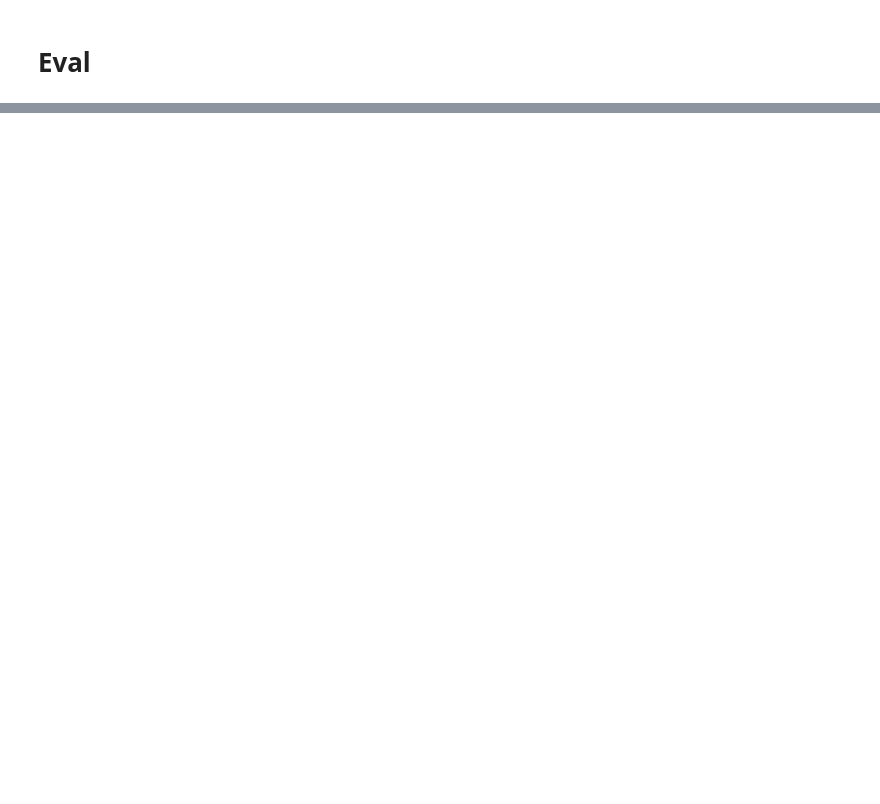
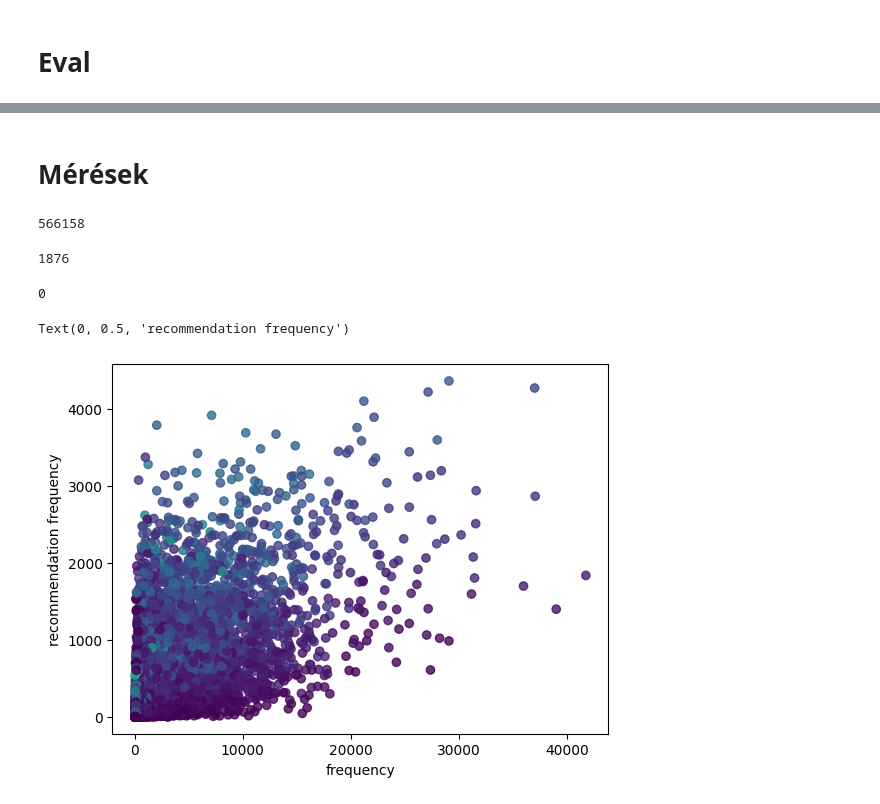
Before and after one commit to ricsi98/million-playlists, a Jupyter notebook: notebooks/HyperbolicEval.ipynb, the cells around one changed output, grey strips where cells are left out. Saved outputs shown, nothing was run; the diff lists cells and outputs as text; code cells hidden in the pictures; blank space fills up the shorter version.

```diff
--- a/notebooks/HyperbolicEval.ipynb
+++ b/notebooks/HyperbolicEval.ipynb
@@ -253,0 +374,2 @@ evaluate(qrels, run, ["mrr", "hit_rate", "recall", "precision"])
+# %% [markdown]
+# Mérések
@@ -253,0 +388,21 @@ evaluate(qrels, run, ["mrr", "hit_rate", "recall", "precision"])
+# %%
+with open("../data/qrels.json", "r") as f:
+    qrels = json.load(f)
+# %%
+songs = set()
+for pl in qrels.values():
+    songs.update(pl.keys())
+len(songs)
+# %% [output]
+566158
+# %%
+# dalonként megnézni, hogy mekkora a precision és mekkora a recall
+K = 100
+
+with open("../data/lorentz.json", "r") as f:
+    data = json.load(f)
+
+def fltr(rec):
+    return rec[1]
+
+data = {str(i): sorted(data[str(i)].items(), key=fltr)[-K:][::-1] for i in data.keys()}
@@ -253,0 +426,39 @@ evaluate(qrels, run, ["mrr", "hit_rate", "recall", "precision"])
+# %%
+len(unknown_songs)
+# %% [output]
+1876
+# %%
+def recall(stats):
+    return stats["tp"] / (stats["tp"] + stats["fn"])
+
+z = 0
+for song in tqdm(ss.keys()):
+    ss[song]["recall"] = recall(ss[song])
+    try:
+        ss[song]["frequency"] = freqs[song]
+    except KeyError:
+        ss[song]["frequency"] = 0
+
+z
+# %% [output]
+0
+# %%
+song_stats = {s: {"n_rec": 0, "freq": f} for s, f in freqs.items()}
+for i in tqdm(data.keys()):
+    rec = list(zip(*data[i]))[0]
+    for song in rec:
+        song_stats[song]["n_rec"] += 1
+# %%
+import matplotlib.pyplot as plt
+
+r_frequencies = [s["n_rec"] for s in song_stats.values()]
+frequencies = [s["freq"] for s in song_stats.values()]
+colors = [ss[s]["recall"] if s in ss else 0 for s in song_stats.keys()]
+
+plt.scatter(frequencies, r_frequencies, alpha=.8, c=colors)
+plt.colorbar
+plt.xlabel("frequency")
+plt.ylabel("recommendation frequency")
+# %% [output]
+Text(0, 0.5, 'recommendation frequency')
+[figure, added]
```
Also changed, not shown: parts of 25 cells of this notebook.
